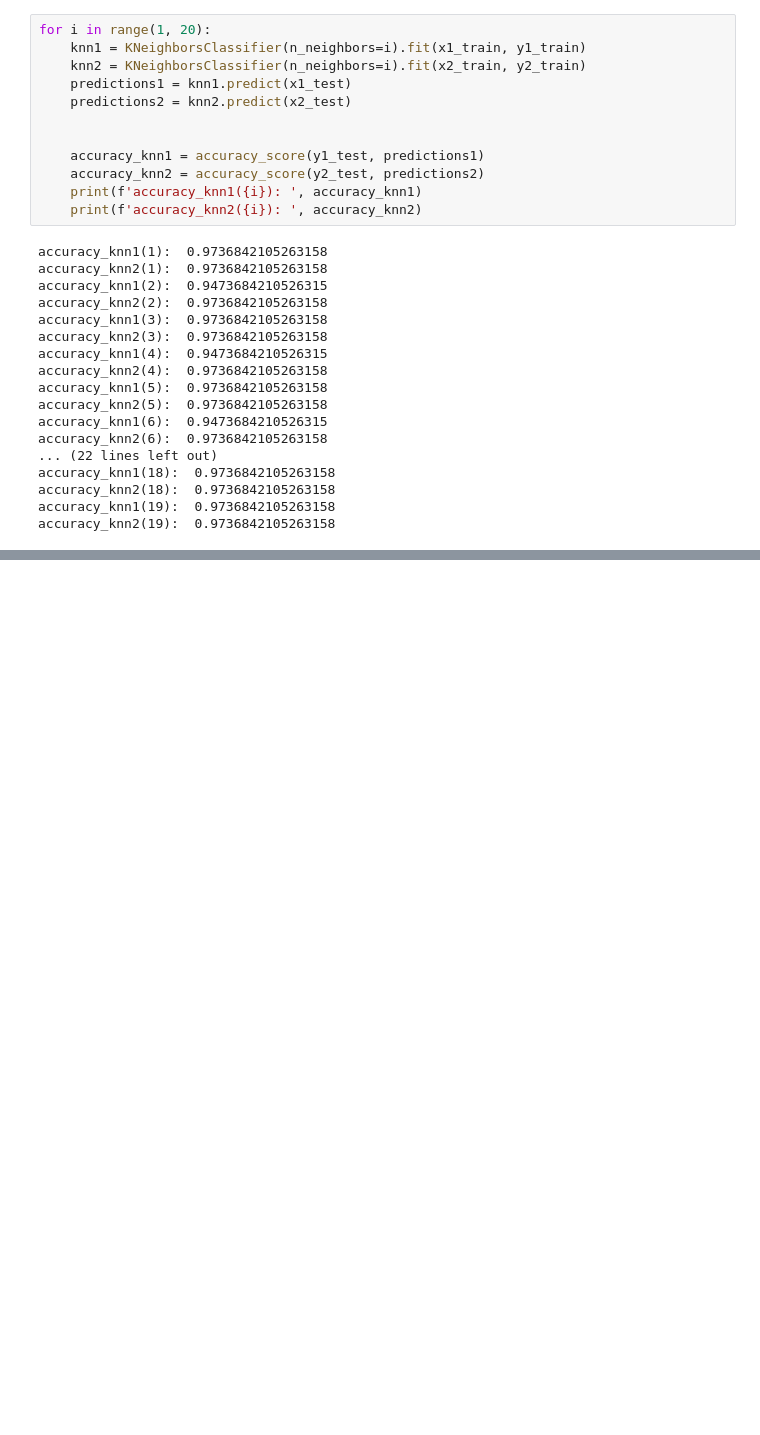
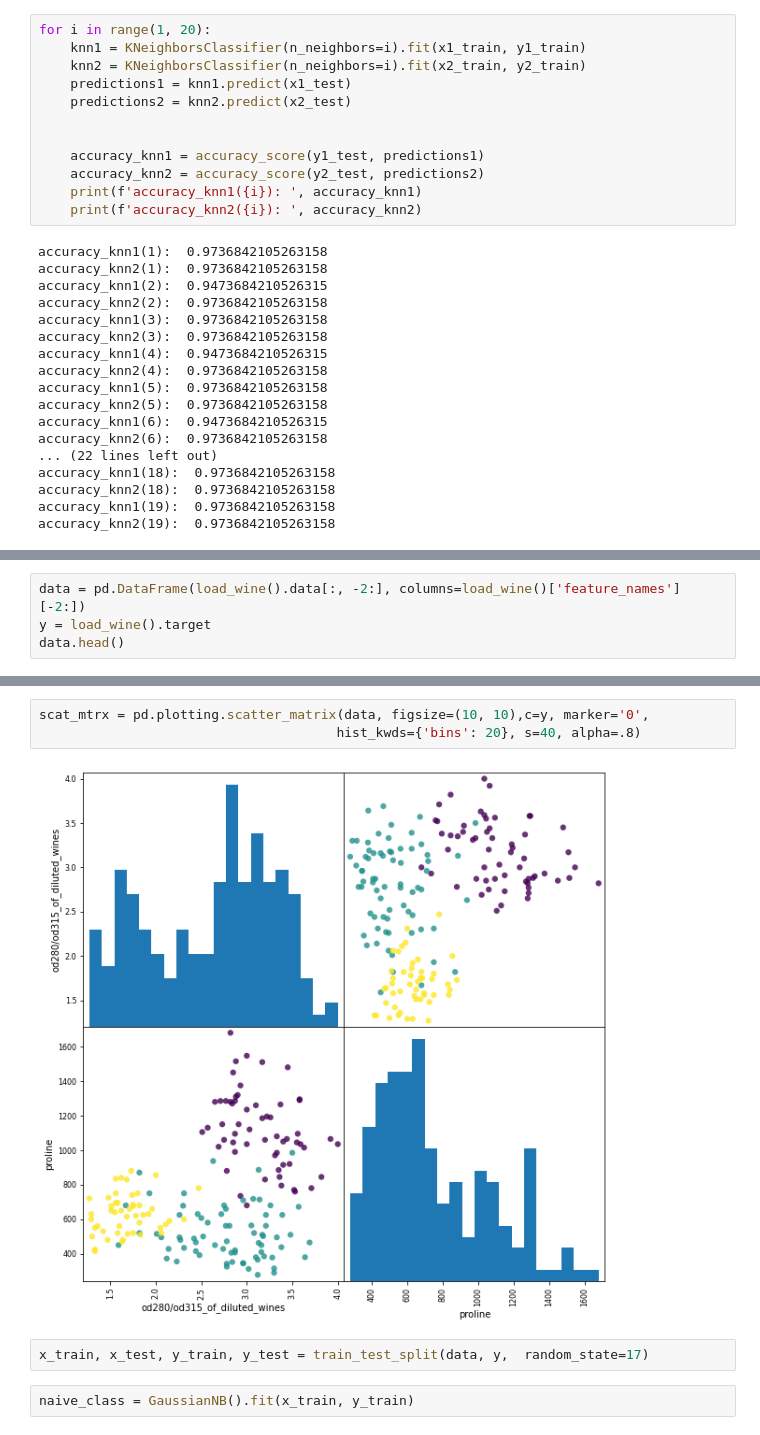
Before and after one commit to Stynic/train_ml_math, a Jupyter notebook: ml/low_level/module_5/notebook_5.ipynb, the cells around one changed output, grey strips where cells are left out. Saved outputs shown, nothing was run; the diff lists cells and outputs as text; blank space fills up the shorter version.

Commit message:
completed homework for lesson by subject naive classifier
completed homework for lesson by subject naive classifier

```diff
--- a/ml/low_level/module_5/notebook_5.ipynb
+++ b/ml/low_level/module_5/notebook_5.ipynb
@@ -374,0 +403,4 @@ accuracy_knn2(19):  0.9736842105263158
+# %%
+data = pd.DataFrame(load_wine().data[:, -2:], columns=load_wine()['feature_names'][-2:])
+y = load_wine().target
+data.head()
@@ -374,0 +414,9 @@ accuracy_knn2(19):  0.9736842105263158
+# %%
+scat_mtrx = pd.plotting.scatter_matrix(data, figsize=(10, 10),c=y, marker='0',
+                                      hist_kwds={'bins': 20}, s=40, alpha=.8)
+# %% [output]
+[figure, added]
+# %%
+x_train, x_test, y_train, y_test = train_test_split(data, y,  random_state=17)
+# %%
+naive_class = GaussianNB().fit(x_train, y_train)
```
Also changed, not shown: parts of 8 cells of this notebook.
